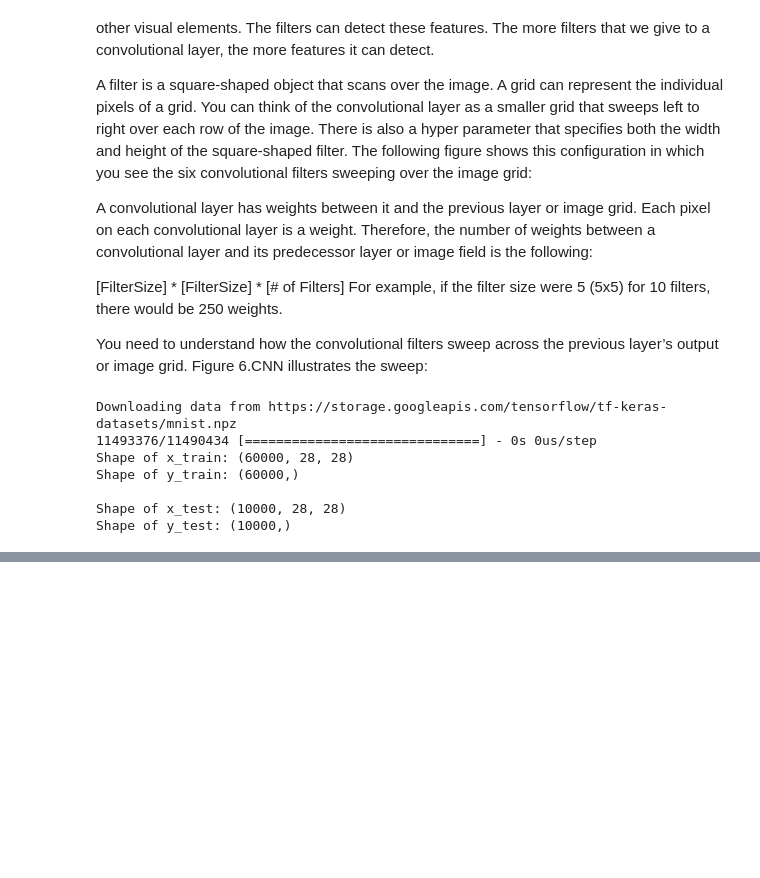
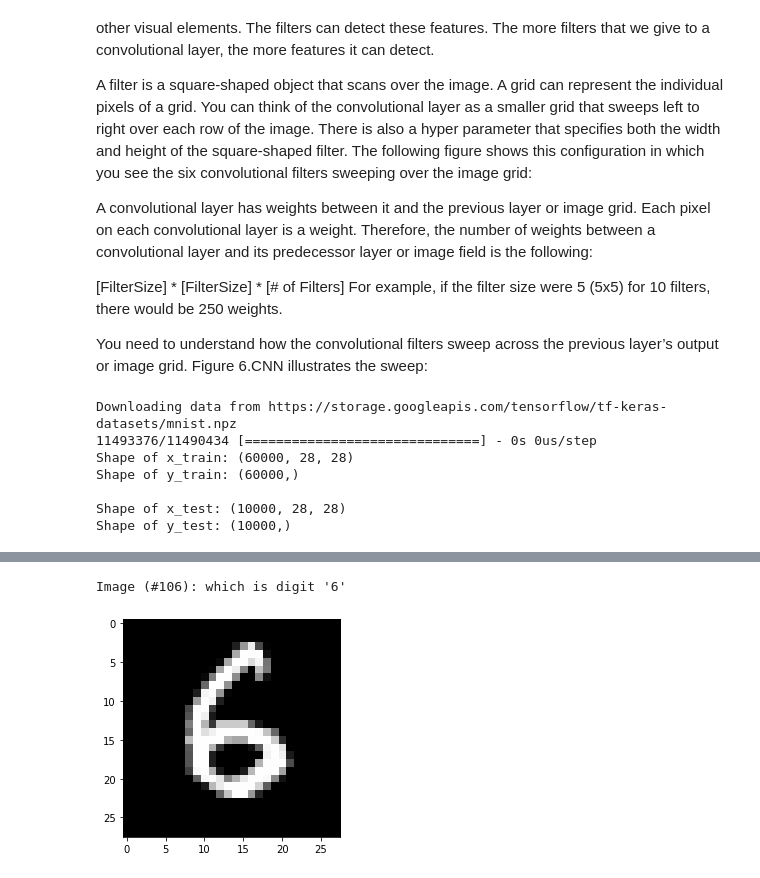
Before and after one commit to PorasS/AI, a Jupyter notebook: CNNminist.ipynb, the cells around one changed output, grey strips where cells are left out. Drawn from its saved outputs; the diff is of its cells as text; code cells hidden in the pictures; blank space fills up the shorter version.

```diff
--- a/CNNminist.ipynb
+++ b/CNNminist.ipynb
@@ -76,0 +113,11 @@ Shape of y_test: (10000,)
+# %%
+#Display an image
+import matplotlib.pyplot as plt
+import numpy as np
+digit=106 # Change to choose a new digit
+a = x_train[digit]
+plt.imshow(a,cmap='gray',interpolation='nearest')
+print("Image (#{}): which is digit '{}'".format(digit,y_train[digit]))
+# %% [output]
+Image (#106): which is digit '6'
+[figure, added]
```
Also changed, not shown: parts of 2 cells of this notebook.
